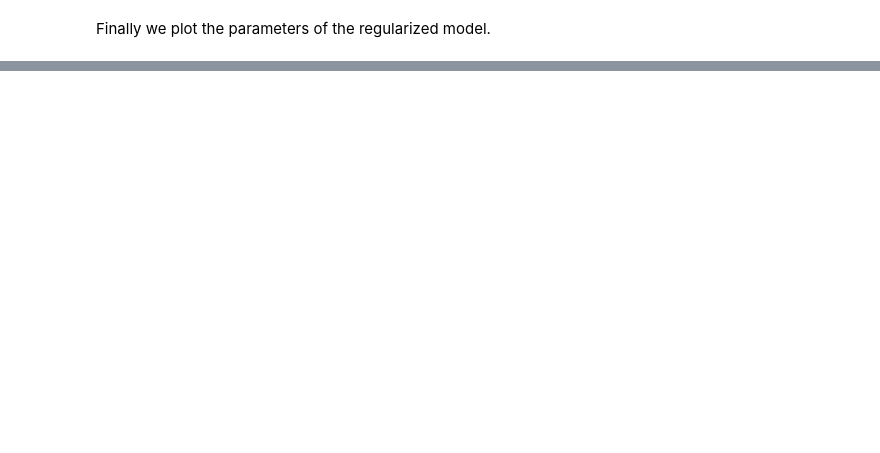
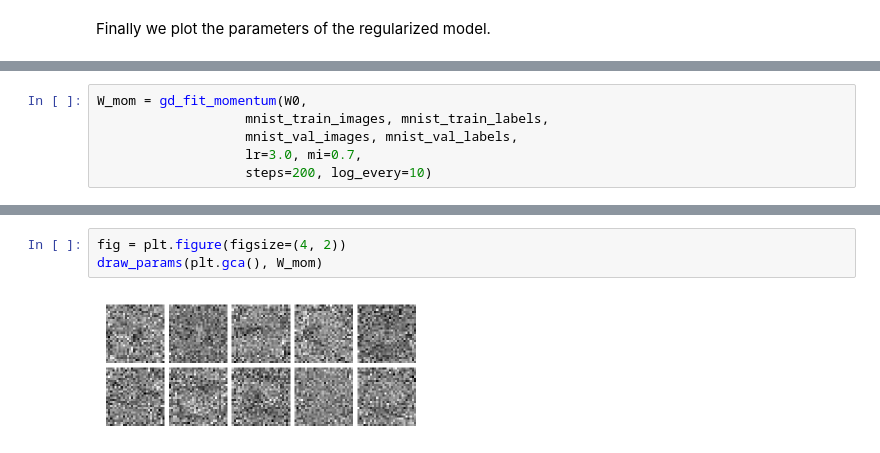
Before and after one commit to basiav/ESUM, a Jupyter notebook: lab5/lab5.ipynb, the cells around one changed output, grey strips where cells are left out. Drawn from its saved outputs; the diff is of its cells as text; blank space fills up the shorter version.

```diff
--- a/lab5/lab5.ipynb
+++ b/lab5/lab5.ipynb
@@ -545,0 +599,6 @@ draw_params(plt.gca(), W_reg)
+# %%
+W_mom = gd_fit_momentum(W0,
+                   mnist_train_images, mnist_train_labels,
+                   mnist_val_images, mnist_val_labels,
+                   lr=3.0, mi=0.7,
+                   steps=200, log_every=10)
@@ -545,0 +623,5 @@ draw_params(plt.gca(), W_reg)
+# %%
+fig = plt.figure(figsize=(4, 2))
+draw_params(plt.gca(), W_mom)
+# %% [output]
+[figure, added]
```
Also changed, not shown: parts of 18 cells of this notebook.
